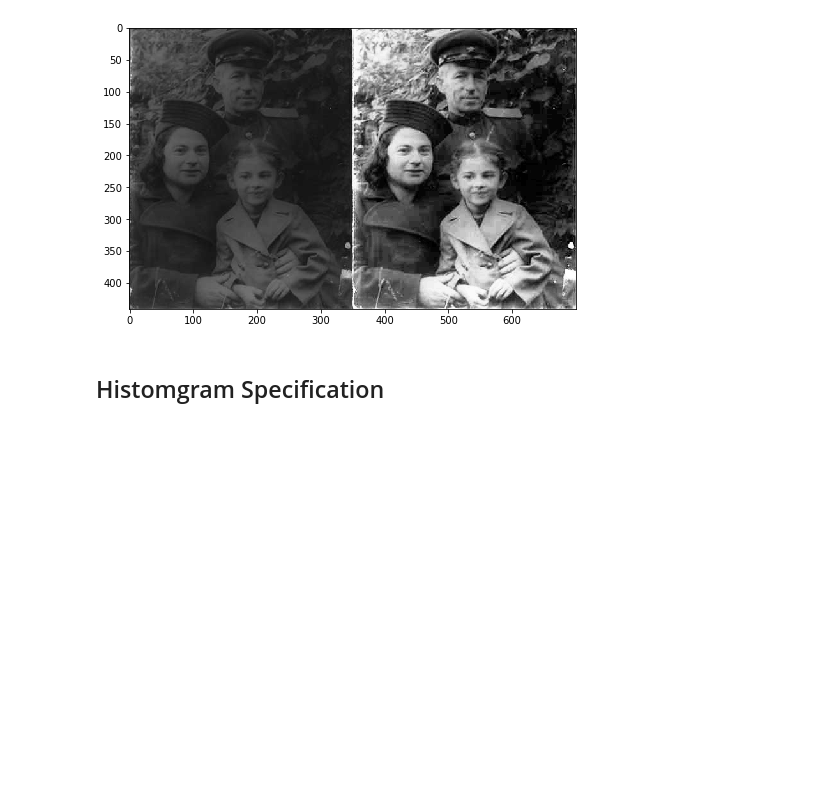
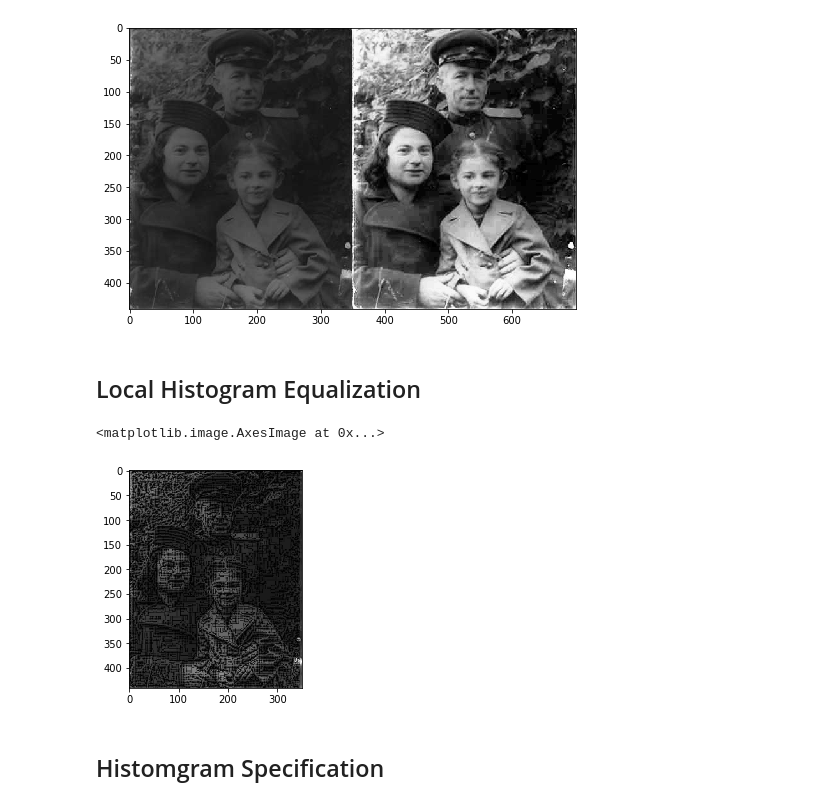
Before and after one commit to kmnuddin/image_processing_EECE_7241, a Jupyter notebook: HW_2/Image Processing Software Assignment 2.ipynb, the cells around one changed output. Drawn from its saved outputs; the diff is of its cells as text; code cells hidden in the pictures; blank space fills up the shorter version.

```diff
--- a/HW_2/Image Processing Software Assignment 2.ipynb
+++ b/HW_2/Image Processing Software Assignment 2.ipynb
@@ -53,7 +53,7 @@ def histeq(img):
     hist_eq = np.zeros((256,), dtype=np.float64)
     eq_img = np.copy(img)
     MN = img.shape[0] * img.shape[1]
-    for L,nk in tqdm(enumerate(hist)):
+    for L,nk in enumerate(hist):
         prob = nk/MN
         if L == 0:
             hist_eq[L] = L * prob
@@ -66,10 +66,22 @@ def histeq(img):
             eq_img[i[0], i[1]] = round(hist_eq[L])
 
 
-    eq_img = ((eq_img - eq_img.min())/(eq_img.max() - eq_img.min())) * 255
-    eq_img = eq_img.astype(np.uint8)
+#     eq_img = ((eq_img - eq_img.min())/(eq_img.max() - eq_img.min())) * 255
+#     eq_img = eq_img.astype(np.uint8)
 
     return get_hist_img(eq_img), eq_img, hist_eq.astype(int)
+
+def local_histeq(img, kernel):
+    M, N = img.shape
+    x, y = kernel
+    eq_img = np.copy(img)
+    for i in range(0,M-x,x):
+        for j in range(0,N-y,y):
+            img_eq = np.copy(eq_img[i:i+x, j:j+y])
+
+            _, eq_img[i:i+x, j:j+y], _ = histeq(img_eq)
+    eq_img = scale_img(eq_img)
+    return eq_img
 
 def hist_specify(img, ref_img):
     h_img, eq_img, lt_img = histeq(img)
@@ -148,6 +160,14 @@ plt.imshow(f_img, cmap=cm.gray)
 # %% [output]
 <matplotlib.image.AxesImage at 0x...>
 [figure]
+# %% [markdown]
+## Local Histogram Equalization
+# %%
+l_eq_img = local_histeq(img, (5,5))
+plt.imshow(l_eq_img, cmap=cm.gray)
+# %% [output]
+<matplotlib.image.AxesImage at 0x...>
+[figure, added]
 # %% [markdown]
 ## Histomgram Specification
 # %%
```
Also changed, not shown: parts of 7 cells of this notebook.
